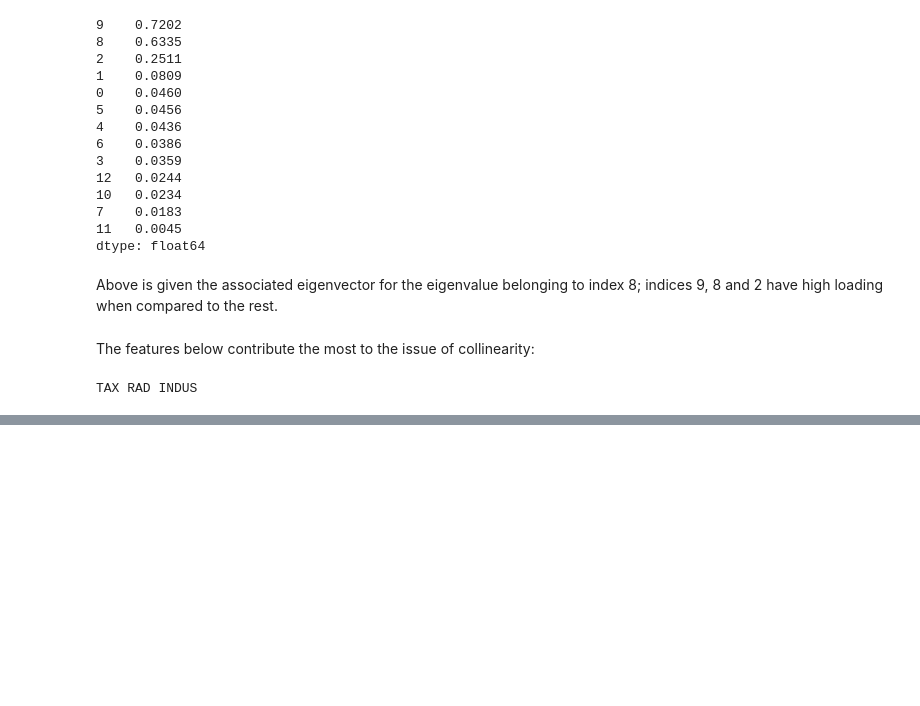
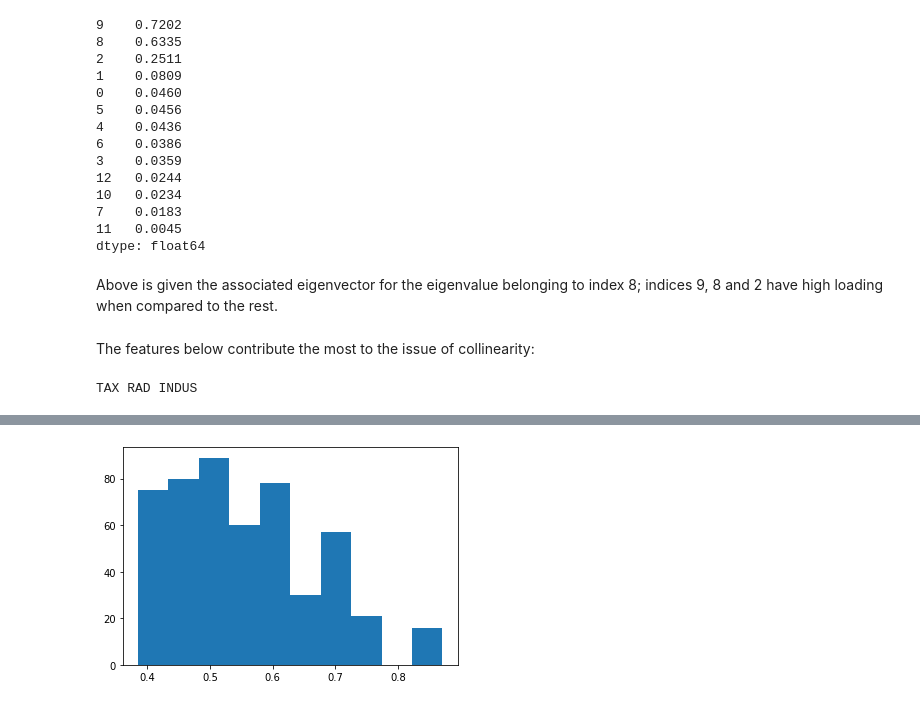
Before and after one commit to ElveinAks/UdemyMachineLearning, a Jupyter notebook: Boston Housing Prices Multiple Regression.ipynb, the cells around one changed output, grey strips where cells are left out. Saved outputs shown, nothing was run; the diff lists cells and outputs as text; code cells hidden in the pictures; blank space fills up the shorter version.

```diff
--- a/Boston Housing Prices Multiple Regression.ipynb
+++ b/Boston Housing Prices Multiple Regression.ipynb
@@ -220,0 +252,4 @@ TAX RAD INDUS
+# %%
+plt.hist(df['NOX']);
+# %% [output]
+[figure, added]
```
Also changed, not shown: parts of 35 cells of this notebook, 1 other file.
